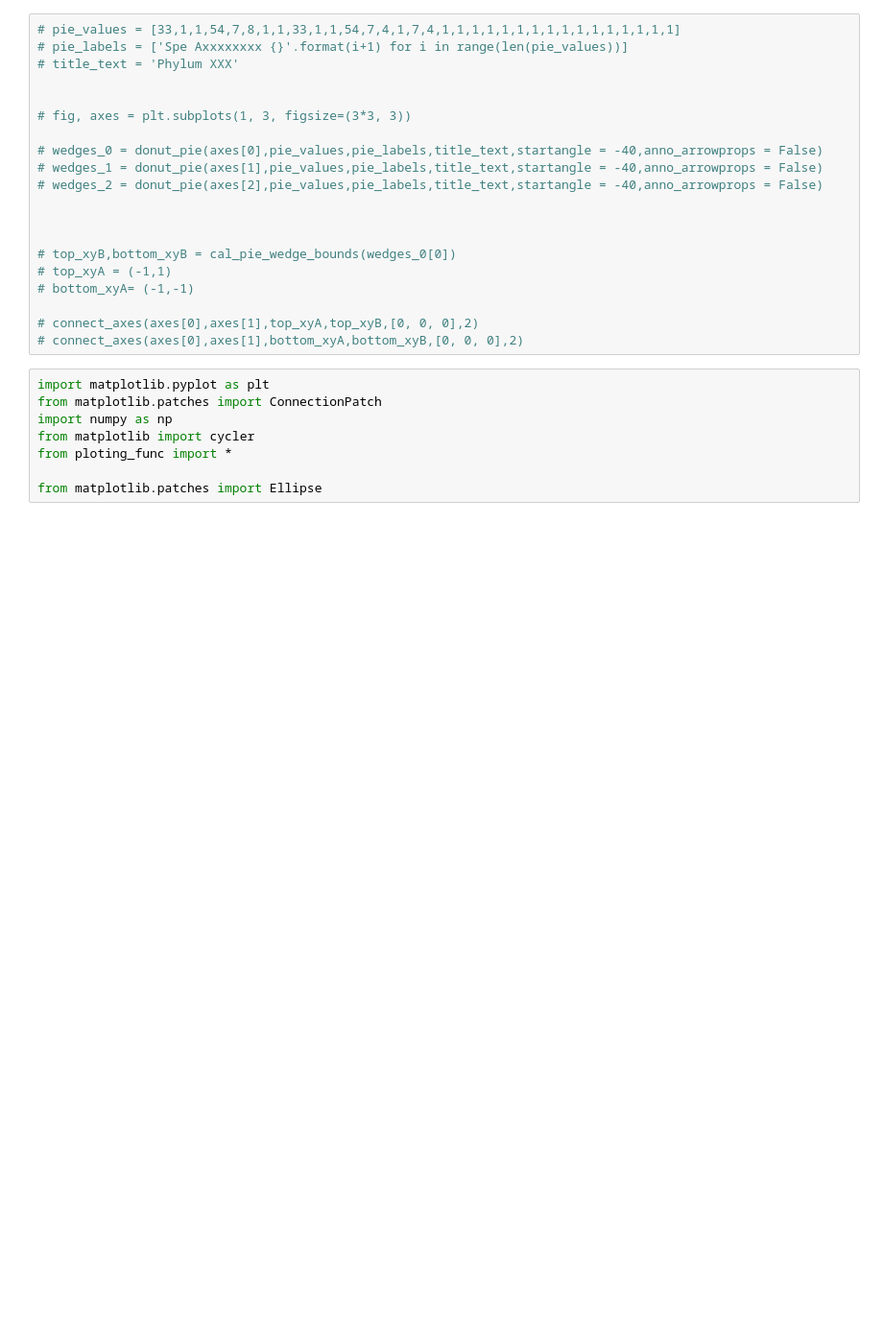
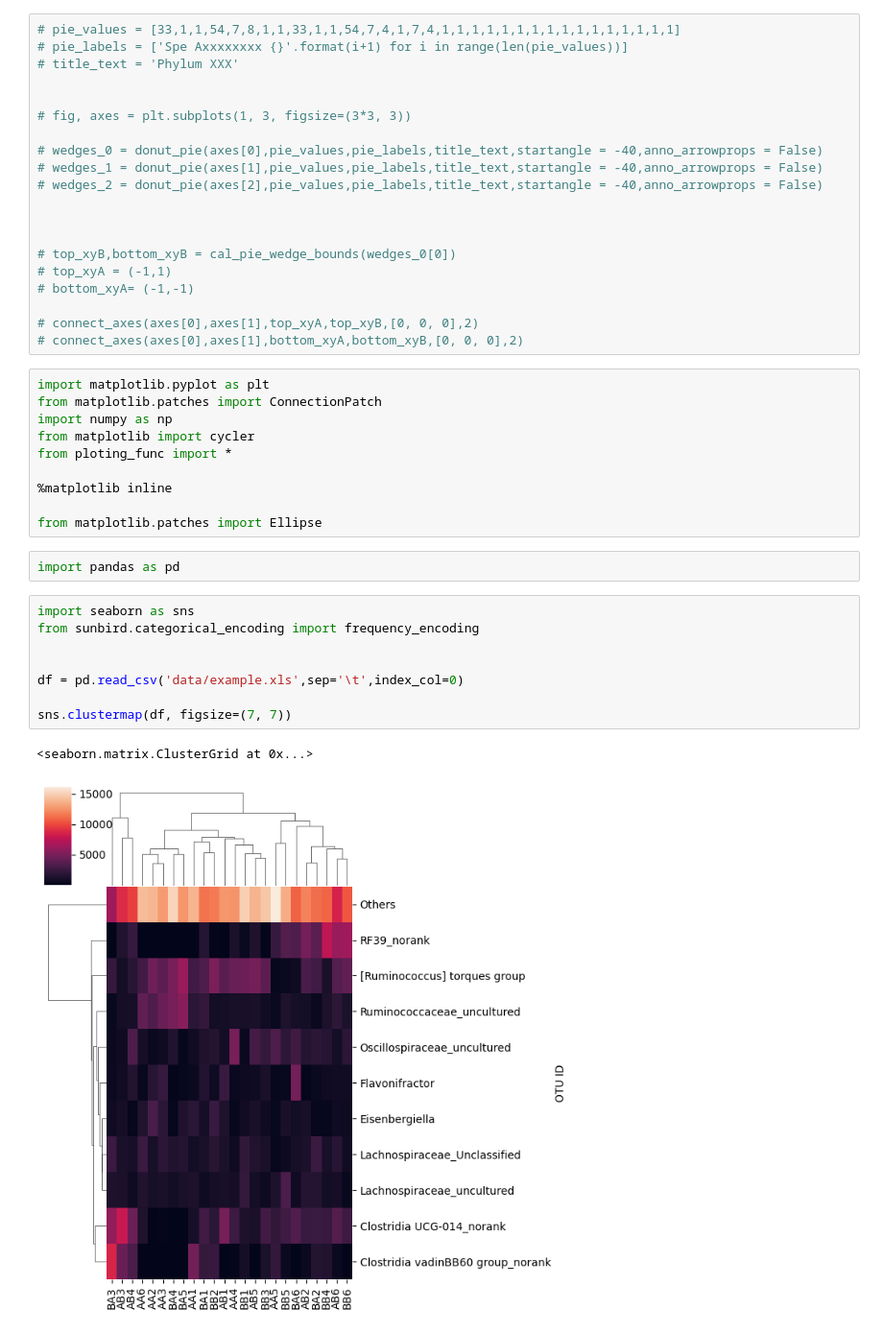
Before and after one commit to Jiarong-L/notes, a Jupyter notebook: docs/Bioinfo/Gallary/python/working.ipynb, the cells around one changed output. Shown at 96% size. Drawn from its saved outputs; the diff is of its cells as text; blank space fills up the shorter version.

```diff
--- a/docs/Bioinfo/Gallary/python/working.ipynb
+++ b/docs/Bioinfo/Gallary/python/working.ipynb
@@ -33,4 +33,19 @@ import numpy as np
 from matplotlib import cycler
 from ploting_func import *
 
+%matplotlib inline
+
 from matplotlib.patches import Ellipse
+# %%
+import pandas as pd
+# %%
+import seaborn as sns
+from sunbird.categorical_encoding import frequency_encoding
+
+
+df = pd.read_csv('data/example.xls',sep='\t',index_col=0)
+
+sns.clustermap(df, figsize=(7, 7))
+# %% [output]
+<seaborn.matrix.ClusterGrid at 0x...>
+[figure, added]
```
Also changed, not shown: parts of 2 cells of this notebook, 7 other files.
